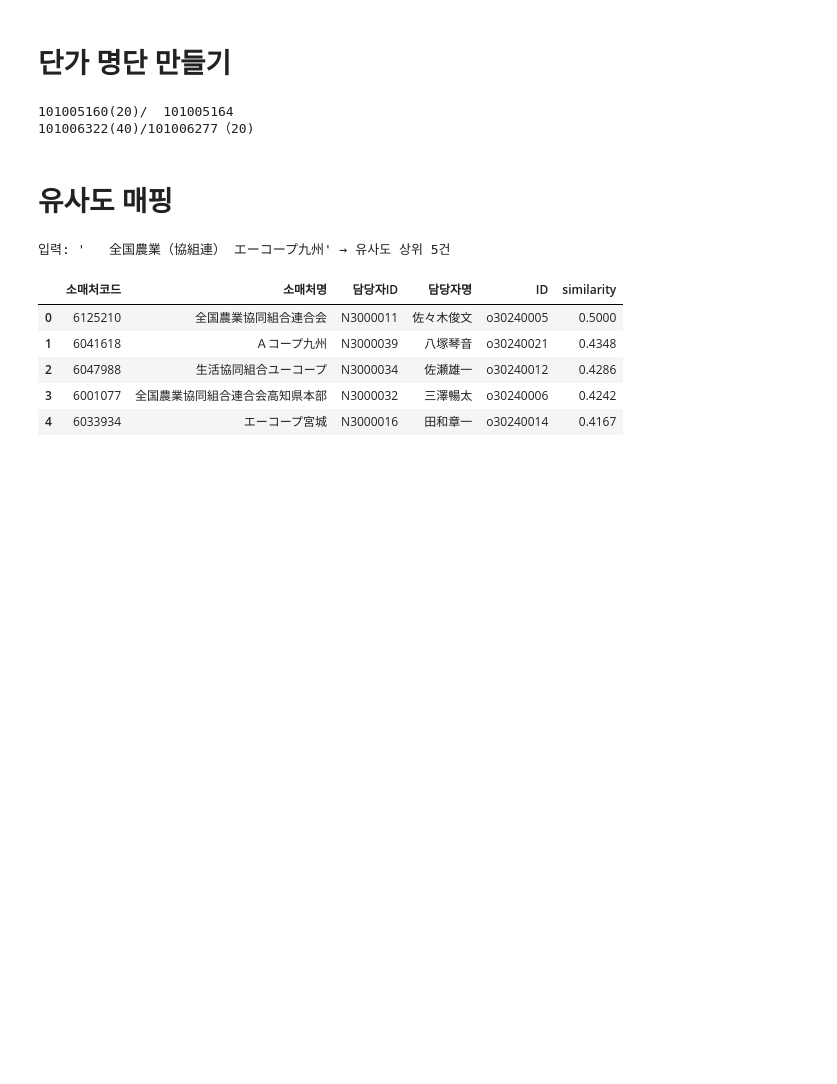
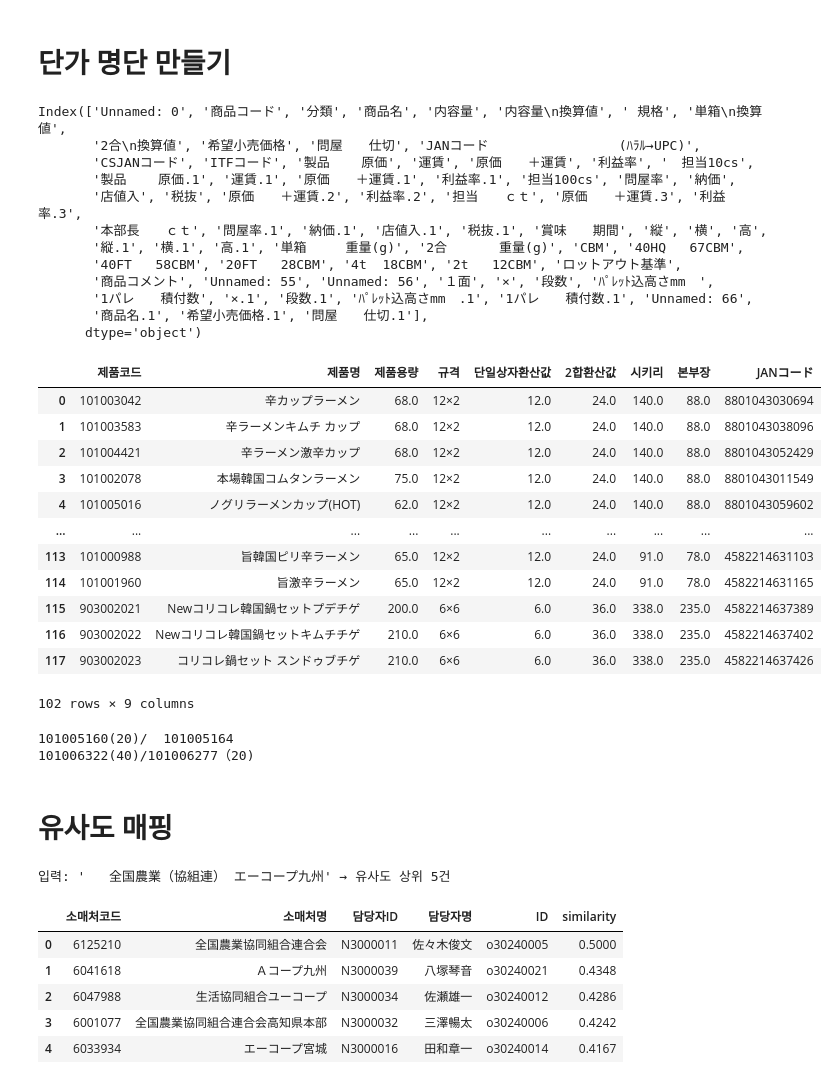
Before and after one commit to mushrhyme/easy-rebate, a Jupyter notebook: notepad.ipynb, the cells around one changed output. Cells and saved outputs as stored; diff of their text form; code cells hidden in the pictures; blank space fills up the shorter version.

```diff
--- a/notepad.ipynb
+++ b/notepad.ipynb
@@ -100,11 +100,40 @@ sap_product[sap_product.JAN코드.isna()]
 # 단가 명단 만들기
 # %%
 unit_price = pd.read_excel("/Users/nongshim/Downloads/★단가리스트★26.02.10.xls", sheet_name="価格表2306", skiprows=2)
-unit_price = unit_price[["商品コード", "商品名", "内容量\n換算値", "問屋　　仕切", "本部長　　ｃｔ", "JANコード　      　　　    (ﾊﾗﾙ→UPC)"]]
-unit_price.columns = ["제품코드", "제품명", "제품용량", "시키리", "본부장", "JANCD"]
+print(unit_price.columns)
+unit_price = unit_price[["商品コード", "商品名", "内容量\n換算値", ' 規格', '単箱\n換算値',
+       '2合\n換算値', "問屋　　仕切", "本部長　　ｃｔ", "JANコード　      　　　    (ﾊﾗﾙ→UPC)"]]
+unit_price.columns = ["제품코드", "제품명", "제품용량", "규격", "단일상자환산값", "2합환산값", "시키리", "본부장", "JANコード"]
 # unit_price = unit_price.dropna(how='all')
 unit_price = unit_price.dropna(subset=["제품코드","시키리", "본부장"]) # 수정 필요
 unit_price.loc[unit_price.제품코드=="101004766/4872", "제품코드"] = "101004872"
+unit_price
+# %% [output]
+Index(['Unnamed: 0', '商品コード', '分類', '商品名', '内容量', '内容量\n換算値', ' 規格', '単箱\n換算値',
+       '2合\n換算値', '希望小売価格', '問屋　　仕切', 'JANコード　      　　　    (ﾊﾗﾙ→UPC)',
+       'CSJANコード', 'ITFコード', '製品    原価', '運賃', '原価　　＋運賃', '利益率', '　担当10cs',
+       '製品    原価.1', '運賃.1', '原価　　＋運賃.1', '利益率.1', '担当100cs', '問屋率', '納価',
+       '店値入', '税抜', '原価　　＋運賃.2', '利益率.2', '担当　　ｃｔ', '原価　　＋運賃.3', '利益率.3',
+       '本部長　　ｃｔ', '問屋率.1', '納価.1', '店値入.1', '税抜.1', '賞味　　期間', '縦', '横', '高',
+       '縦.1', '横.1', '高.1', '単箱　　　重量(g)', '2合　　　　重量(g)', 'CBM', '40HQ   67CBM',
+       '40FT   58CBM', '20FT   28CBM', '4t  18CBM', '2t   12CBM', 'ロットアウト基準',
+       '商品コメント', 'Unnamed: 55', 'Unnamed: 56', '１面', '×', '段数', 'ﾊﾟﾚｯﾄ込高さmm　',
+       '1パレ　　積付数', '×.1', '段数.1', 'ﾊﾟﾚｯﾄ込高さmm　.1', '1パレ　　積付数.1', 'Unnamed: 66',
+       '商品名.1', '希望小売価格.1', '問屋　　仕切.1'],
+      dtype='object')
+|  | 제품코드 | 제품명 | 제품용량 | 규격 | 단일상자환산값 | 2합환산값 | 시키리 | 본부장 | JANコード |
+| 0 | 101003042 | 辛カップラーメン | 68.0 | 12×2 | 12.0 | 24.0 | 140.0 | 88.0 | 8801043030694 |
+| 1 | 101003583 | 辛ラーメンキムチ カップ | 68.0 | 12×2 | 12.0 | 24.0 | 140.0 | 88.0 | 8801043038096 |
+| 2 | 101004421 | 辛ラーメン激辛カップ | 68.0 | 12×2 | 12.0 | 24.0 | 140.0 | 88.0 | 8801043052429 |
+| 3 | 101002078 | 本場韓国コムタンラーメン | 75.0 | 12×2 | 12.0 | 24.0 | 140.0 | 88.0 | 8801043011549 |
+| 4 | 101005016 | ノグリラーメンカップ(HOT) | 62.0 | 12×2 | 12.0 | 24.0 | 140.0 | 88.0 | 8801043059602 |
+| ... | ... | ... | ... | ... | ... | ... | ... | ... | ... |
+| 113 | 101000988 | 旨韓国ピリ辛ラーメン | 65.0 | 12×2 | 12.0 | 24.0 | 91.0 | 78.0 | 4582214631103 |
+| 114 | 101001960 | 旨激辛ラーメン | 65.0 | 12×2 | 12.0 | 24.0 | 91.0 | 78.0 | 4582214631165 |
+| 115 | 903002021 | Newコリコレ韓国鍋セットプデチゲ | 200.0 | 6×6 | 6.0 | 36.0 | 338.0 | 235.0 | 4582214637389 |
+| 116 | 903002022 | Newコリコレ韓国鍋セットキムチチゲ | 210.0 | 6×6 | 6.0 | 36.0 | 338.0 | 235.0 | 4582214637402 |
+| 117 | 903002023 | コリコレ鍋セット スンドゥブチゲ | 210.0 | 6×6 | 6.0 | 36.0 | 338.0 | 235.0 | 4582214637426 |
+102 rows × 9 columns
 # %%
 # 제품코드에 '/'가 있는 경우는 스플릿해서 2개 행으로 나누고,
 # 각 제품코드에서 괄호와 괄호 안에 있는 숫자(및 기타 문자) 제거 후 strip() 처리
```
Also changed, not shown: parts of 3 cells of this notebook.
